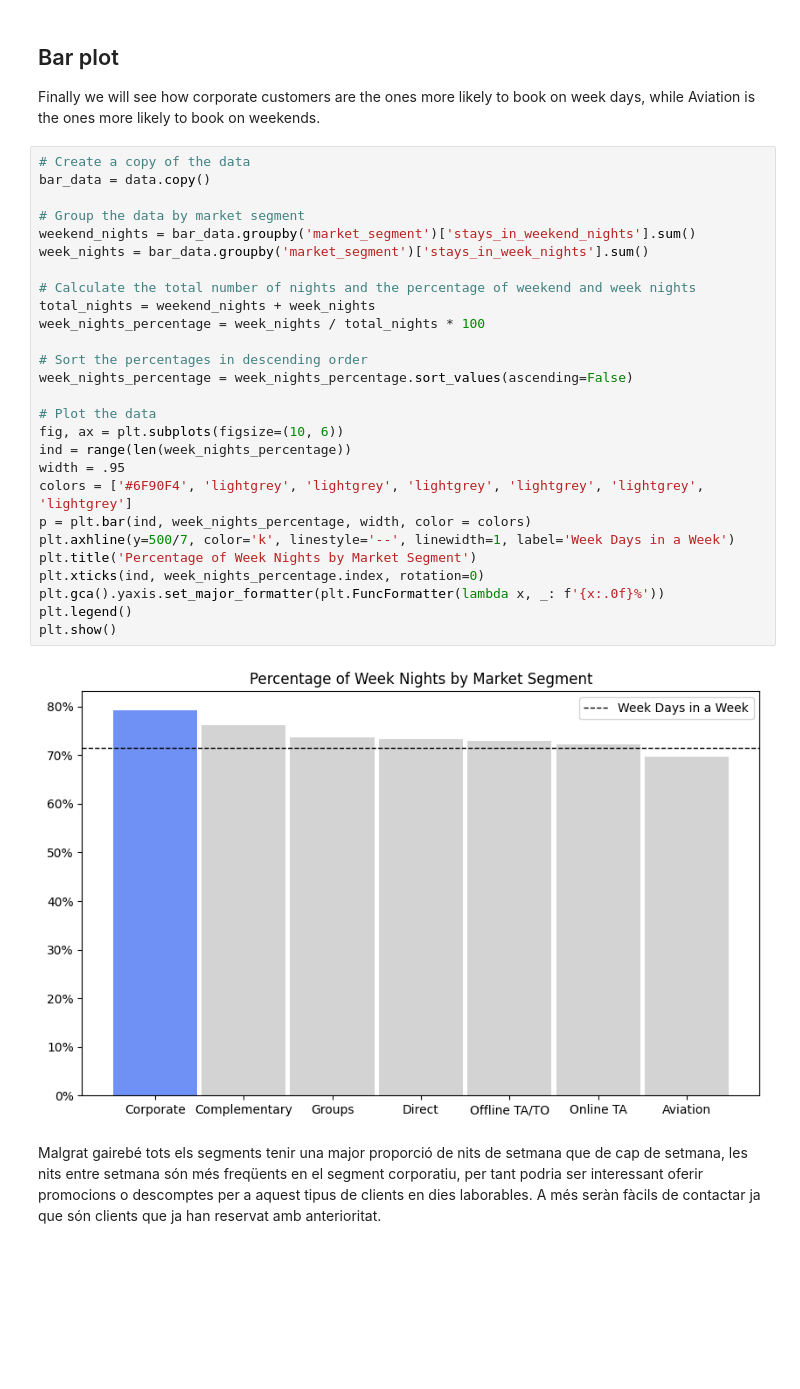
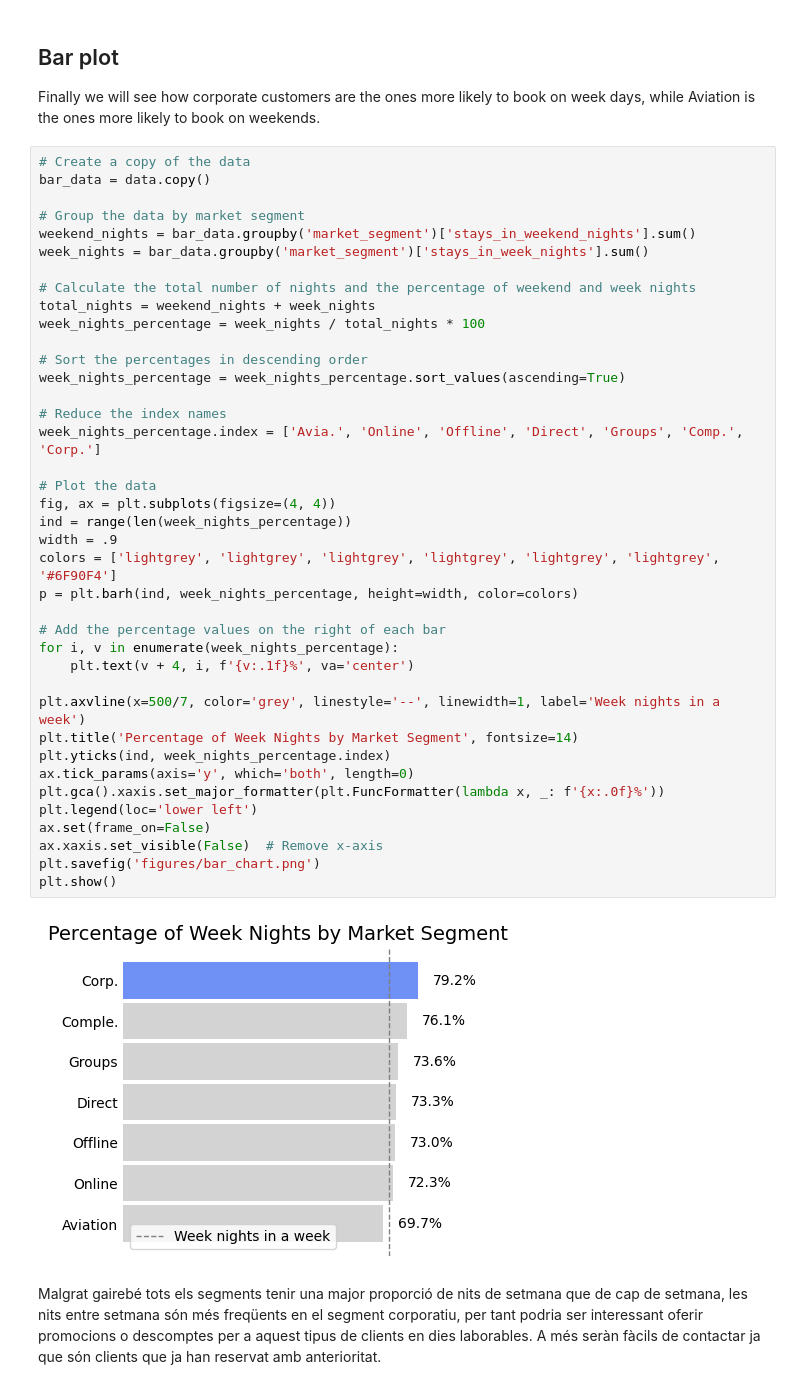
Before and after one commit to FrancescRaga/francescraga.github.io, a Jupyter notebook: PAC3/hotel_bookings.ipynb, the cells around one changed output. Drawn from its saved outputs; the diff is of its cells as text; blank space fills up the shorter version.

```diff
--- a/PAC3/hotel_bookings.ipynb
+++ b/PAC3/hotel_bookings.ipynb
@@ -330,32 +329,44 @@ Finally we will see how corporate customers are the ones more likely to book on
 # %%
 # Create a copy of the data
 bar_data = data.copy()
 
 # Group the data by market segment
 weekend_nights = bar_data.groupby('market_segment')['stays_in_weekend_nights'].sum()
 week_nights = bar_data.groupby('market_segment')['stays_in_week_nights'].sum()
 
 # Calculate the total number of nights and the percentage of weekend and week nights
 total_nights = weekend_nights + week_nights
 week_nights_percentage = week_nights / total_nights * 100
 
 # Sort the percentages in descending order
-week_nights_percentage = week_nights_percentage.sort_values(ascending=False)
+week_nights_percentage = week_nights_percentage.sort_values(ascending=True)
+
+# Reduce the index names
+week_nights_percentage.index = ['Avia.', 'Online', 'Offline', 'Direct', 'Groups', 'Comp.', 'Corp.']
 
 # Plot the data
-fig, ax = plt.subplots(figsize=(10, 6))
+fig, ax = plt.subplots(figsize=(4, 4))
 ind = range(len(week_nights_percentage))
-width = .95
-colors = ['#6F90F4', 'lightgrey', 'lightgrey', 'lightgrey', 'lightgrey', 'lightgrey', 'lightgrey']
-p = plt.bar(ind, week_nights_percentage, width, color = colors)
-plt.axhline(y=500/7, color='k', linestyle='--', linewidth=1, label='Week Days in a Week')
-plt.title('Percentage of Week Nights by Market Segment')
-plt.xticks(ind, week_nights_percentage.index, rotation=0)
-plt.gca().yaxis.set_major_formatter(plt.FuncFormatter(lambda x, _: f'{x:.0f}%'))
-plt.legend()
+width = .9
+colors = ['lightgrey', 'lightgrey', 'lightgrey', 'lightgrey', 'lightgrey', 'lightgrey', '#6F90F4']
+p = plt.barh(ind, week_nights_percentage, height=width, color=colors)
+
+# Add the percentage values on the right of each bar
+for i, v in enumerate(week_nights_percentage):
+    plt.text(v + 4, i, f'{v:.1f}%', va='center')
+
+plt.axvline(x=500/7, color='grey', linestyle='--', linewidth=1, label='Week nights in a week')
+plt.title('Percentage of Week Nights by Market Segment', fontsize=14)
+plt.yticks(ind, week_nights_percentage.index)
+ax.tick_params(axis='y', which='both', length=0)
+plt.gca().xaxis.set_major_formatter(plt.FuncFormatter(lambda x, _: f'{x:.0f}%'))
+plt.legend(loc='lower left')
+ax.set(frame_on=False)
+ax.xaxis.set_visible(False)  # Remove x-axis
+plt.savefig('figures/bar_chart.png')
 plt.show()
 # %% [output]
-[figure, old version]
+[figure, new version]
 # %% [markdown]
 Malgrat gairebé tots els segments tenir una major proporció de nits de setmana que de cap de setmana, les nits entre setmana són més freqüents en el segment corporatiu, per tant podria ser interessant oferir promocions o descomptes per a aquest tipus de clients en dies laborables. A més seràn fàcils de contactar ja que són clients que ja han reservat amb anterioritat.
 # %%
```
Also changed, not shown: parts of 2 cells of this notebook, 5 other files.
